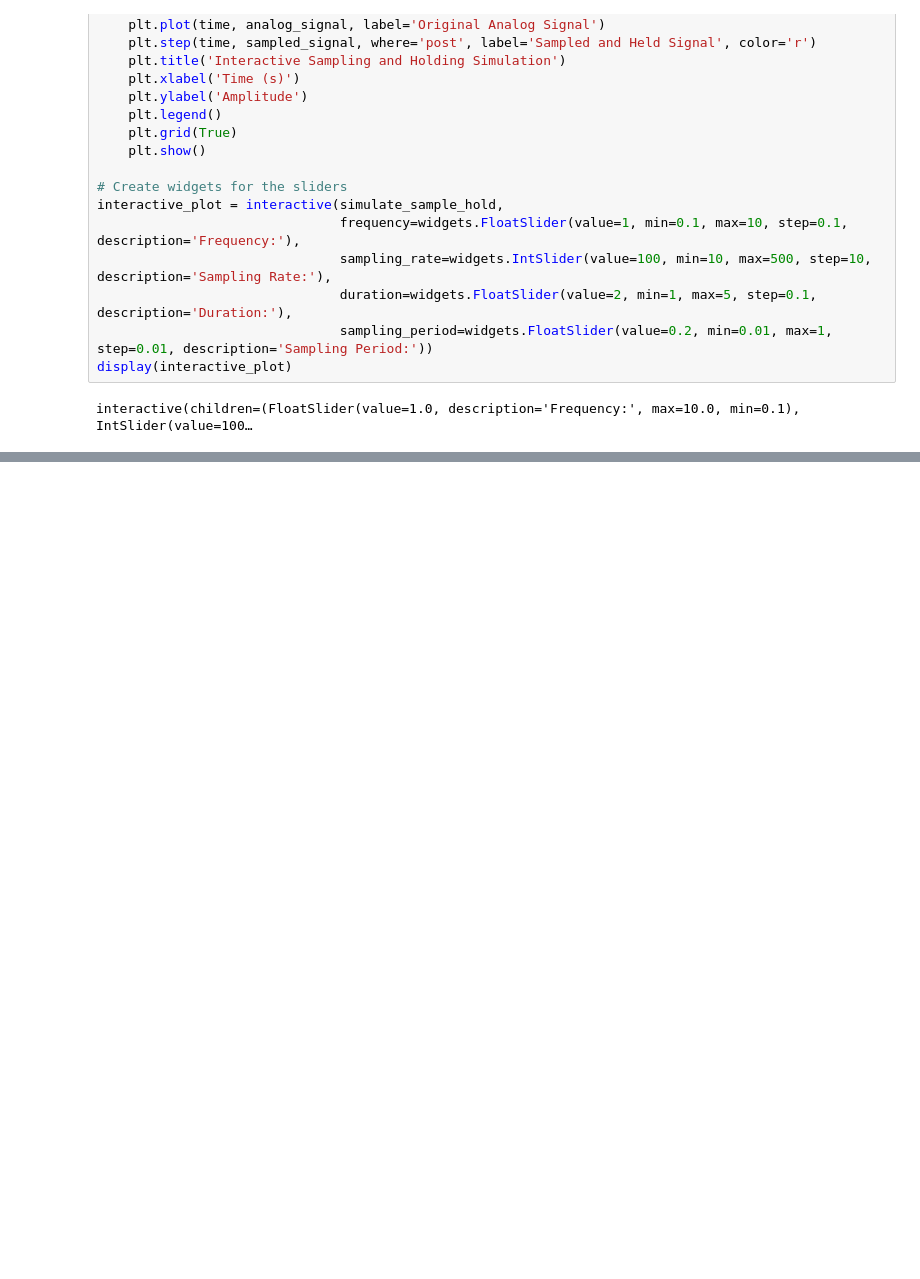
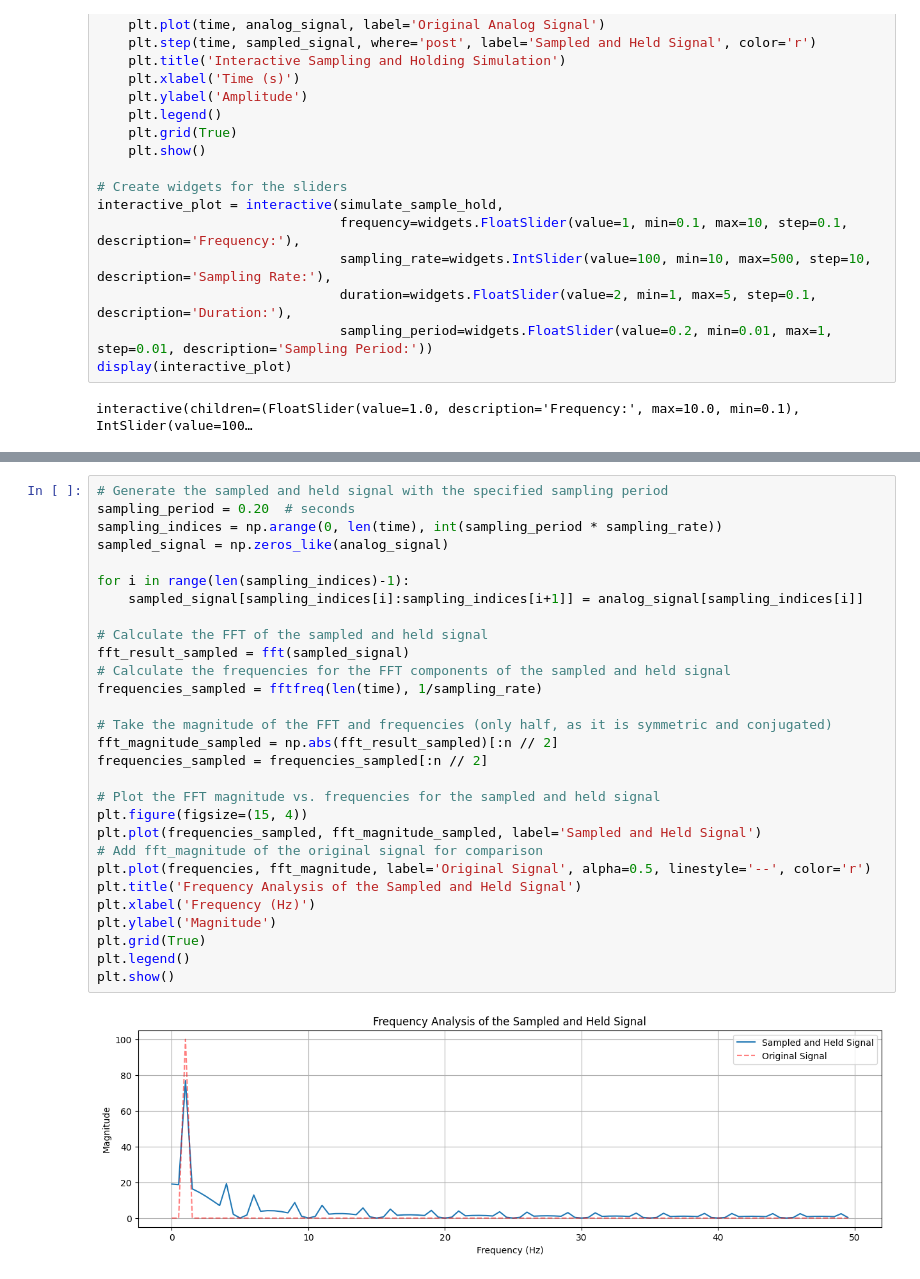
Before and after one commit to GustavoUNAL/D-A_Converter, a Jupyter notebook: main.ipynb, the cells around one changed output, grey strips where cells are left out. Cells and saved outputs as stored; diff of their text form; blank space fills up the shorter version.

```diff
--- a/main.ipynb
+++ b/main.ipynb
@@ -127,0 +163,31 @@ interactive(children=(FloatSlider(value=1.0, description='Frequency:', max=10.0,
+# %%
+# Generate the sampled and held signal with the specified sampling period
+sampling_period = 0.20  # seconds
+sampling_indices = np.arange(0, len(time), int(sampling_period * sampling_rate))
+sampled_signal = np.zeros_like(analog_signal)
+
+for i in range(len(sampling_indices)-1):
+    sampled_signal[sampling_indices[i]:sampling_indices[i+1]] = analog_signal[sampling_indices[i]]
+
+# Calculate the FFT of the sampled and held signal
+fft_result_sampled = fft(sampled_signal)
+# Calculate the frequencies for the FFT components of the sampled and held signal
+frequencies_sampled = fftfreq(len(time), 1/sampling_rate)
+
+# Take the magnitude of the FFT and frequencies (only half, as it is symmetric and conjugated)
+fft_magnitude_sampled = np.abs(fft_result_sampled)[:n // 2]
+frequencies_sampled = frequencies_sampled[:n // 2]
+
+# Plot the FFT magnitude vs. frequencies for the sampled and held signal
+plt.figure(figsize=(15, 4))
+plt.plot(frequencies_sampled, fft_magnitude_sampled, label='Sampled and Held Signal')
+# Add fft_magnitude of the original signal for comparison
+plt.plot(frequencies, fft_magnitude, label='Original Signal', alpha=0.5, linestyle='--', color='r')
+plt.title('Frequency Analysis of the Sampled and Held Signal')
+plt.xlabel('Frequency (Hz)')
+plt.ylabel('Magnitude')
+plt.grid(True)
+plt.legend()
+plt.show()
+# %% [output]
+[figure, added]
```
Also changed, not shown: parts of 2 cells of this notebook.
